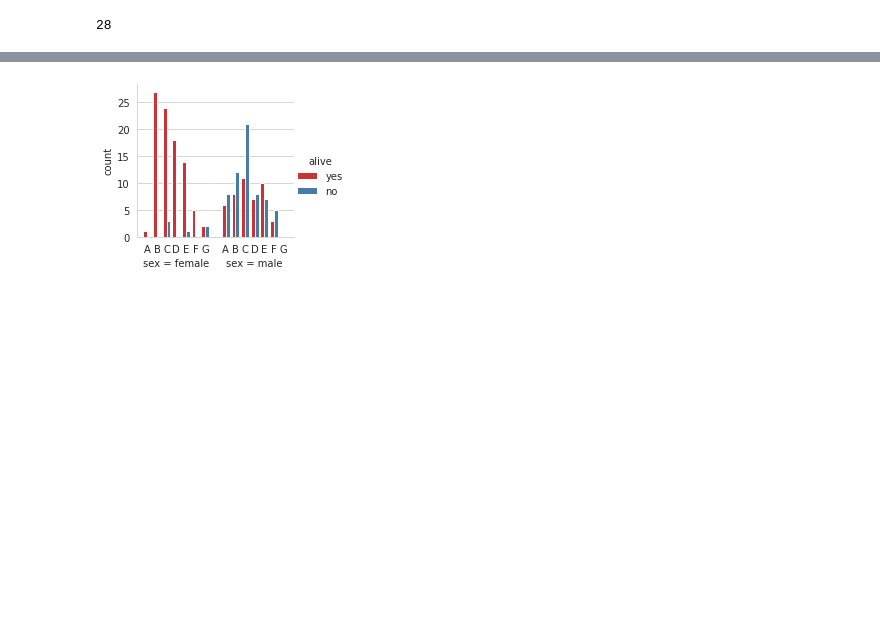
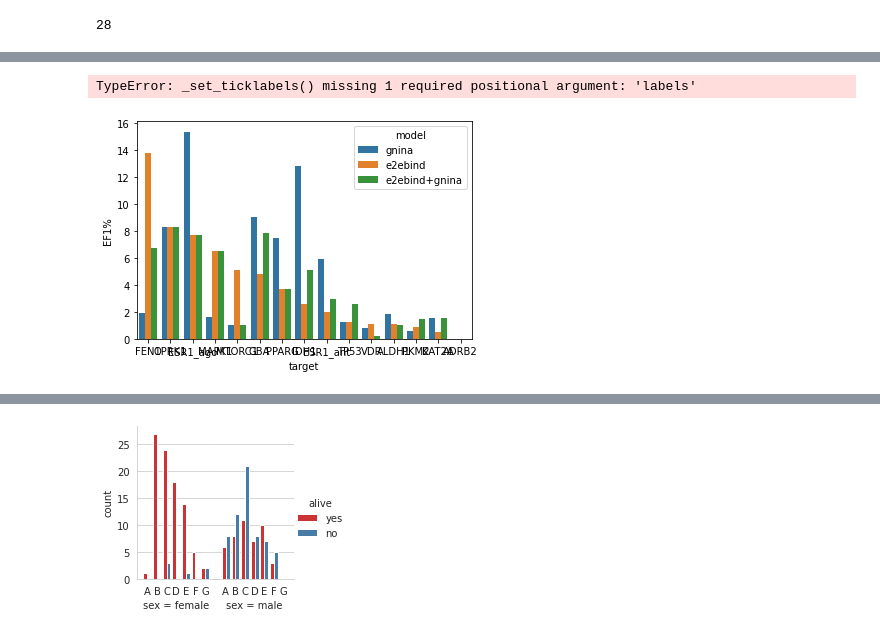
Before and after one commit to molecularmodelinglab/plantain, a Jupyter notebook: notebooks/playground.ipynb, the cells around one changed output, grey strips where cells are left out. Drawn from its saved outputs; the diff is of its cells as text; code cells hidden in the pictures; blank space fills up the shorter version.

```diff
--- a/notebooks/playground.ipynb
+++ b/notebooks/playground.ipynb
@@ -71 +106,7 @@ comb_df = create_combined_df(csv_dict)
+# %%
+g = sns.barplot(data=comb_df, x="target", y="EF1%", hue="model", order=pcba_order)
+g.set_xticklabels(rotation=90)
+# %% [output]
+TypeError: _set_ticklabels() missing 1 required positional argument: 'labels'
+[figure, added]
 # %%
```
Also changed, not shown: parts of 9 cells of this notebook, 2 other files.
